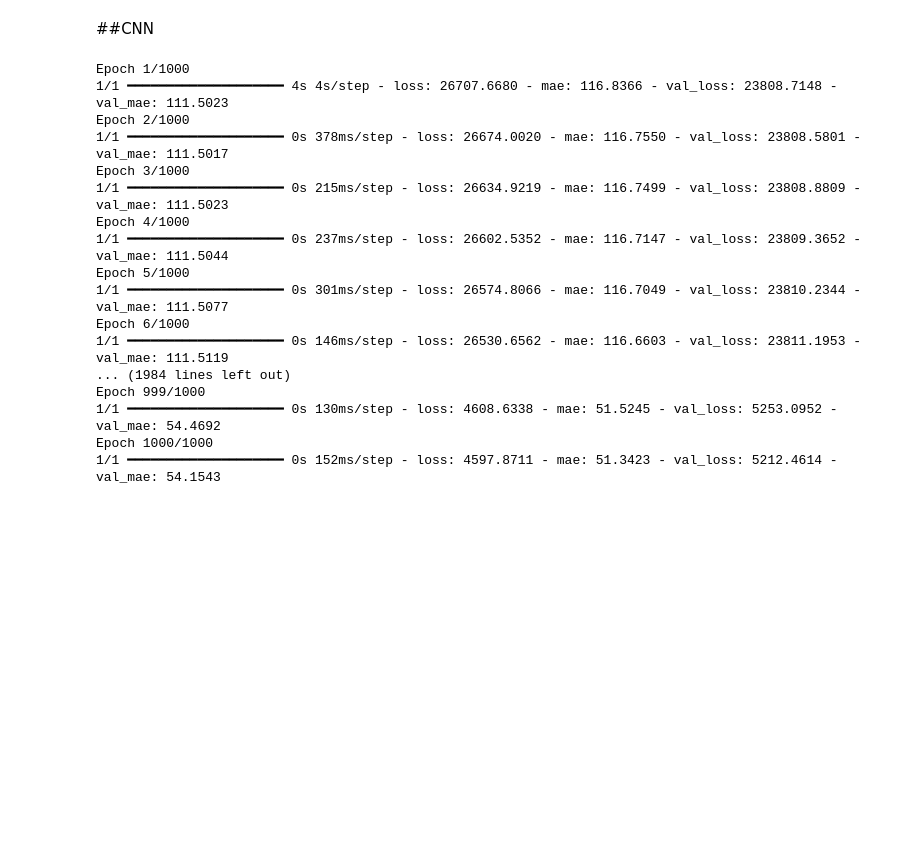
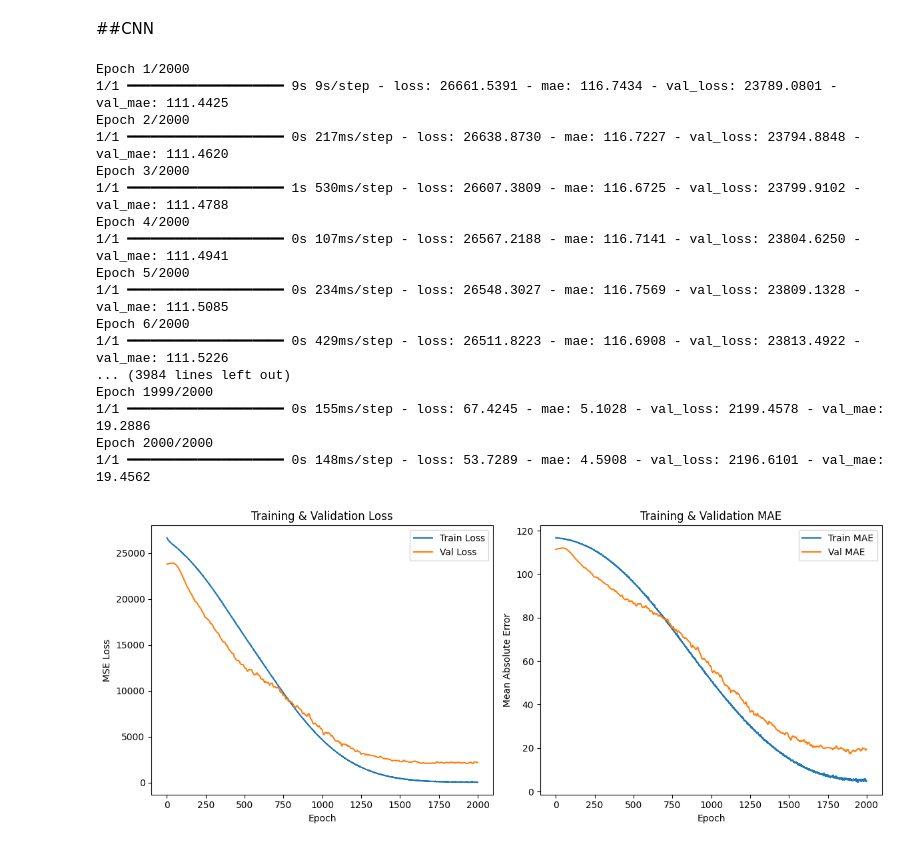
Before and after one commit to MajedeR/mechanical-stress-prediction, a Jupyter notebook: stress_prediction_6061.ipynb, the cells around one changed output. Cells and saved outputs as stored; diff of their text form; code cells hidden in the pictures; blank space fills up the shorter version.

```diff
--- a/stress_prediction_6061.ipynb
+++ b/stress_prediction_6061.ipynb
@@ -383,51 +383,77 @@ model = Sequential([
     LeakyReLU(alpha=0.01),
     BatchNormalization(),
     Dropout(0.2),
 
     Dense(128),
     LeakyReLU(alpha=0.01),
     BatchNormalization(),
     Dropout(0.2),
 
     Dense(64),
     LeakyReLU(alpha=0.01),
     BatchNormalization(),
 
     Dense(3)
 ])
 
 model.compile(
     optimizer=Adam(learning_rate=0.001),
     loss='mse',
     metrics=['mae']
 )
 
 
 history = model.fit(
     X_train_scaled, y_train,
     validation_split=0.2,
-    epochs=1000,
+    epochs=2000,
     batch_size=128,
     verbose=1
 )
+
+
+# Plots
+plt.figure(figsize=(12, 5))
+
+# Loss
+plt.subplot(1, 2, 1)
+plt.plot(history.history['loss'], label='Train Loss')
+plt.plot(history.history['val_loss'], label='Val Loss')
+plt.xlabel('Epoch')
+plt.ylabel('MSE Loss')
+plt.title('Training & Validation Loss')
+plt.legend()
+
+# MAE
+plt.subplot(1, 2, 2)
+plt.plot(history.history['mae'], label='Train MAE')
+plt.plot(history.history['val_mae'], label='Val MAE')
+plt.xlabel('Epoch')
+plt.ylabel('Mean Absolute Error')
+plt.title('Training & Validation MAE')
+plt.legend()
+
+plt.tight_layout()
+plt.show()
 # %% [output]
-Epoch 1/1000
-1/1 ━━━━━━━━━━━━━━━━━━━━ 4s 4s/step - loss: 26707.6680 - mae: 116.8366 - val_loss: 23808.7148 - val_mae: 111.5023
-Epoch 2/1000
-1/1 ━━━━━━━━━━━━━━━━━━━━ 0s 378ms/step - loss: 26674.0020 - mae: 116.7550 - val_loss: 23808.5801 - val_mae: 111.5017
-Epoch 3/1000
-1/1 ━━━━━━━━━━━━━━━━━━━━ 0s 215ms/step - loss: 26634.9219 - mae: 116.7499 - val_loss: 23808.8809 - val_mae: 111.5023
-Epoch 4/1000
-1/1 ━━━━━━━━━━━━━━━━━━━━ 0s 237ms/step - loss: 26602.5352 - mae: 116.7147 - val_loss: 23809.3652 - val_mae: 111.5044
-Epoch 5/1000
-1/1 ━━━━━━━━━━━━━━━━━━━━ 0s 301ms/step - loss: 26574.8066 - mae: 116.7049 - val_loss: 23810.2344 - val_mae: 111.5077
-Epoch 6/1000
-1/1 ━━━━━━━━━━━━━━━━━━━━ 0s 146ms/step - loss: 26530.6562 - mae: 116.6603 - val_loss: 23811.1953 - val_mae: 111.5119
-... (1984 lines left out)
-Epoch 999/1000
-1/1 ━━━━━━━━━━━━━━━━━━━━ 0s 130ms/step - loss: 4608.6338 - mae: 51.5245 - val_loss: 5253.0952 - val_mae: 54.4692
-Epoch 1000/1000
-1/1 ━━━━━━━━━━━━━━━━━━━━ 0s 152ms/step - loss: 4597.8711 - mae: 51.3423 - val_loss: 5212.4614 - val_mae: 54.1543
+Epoch 1/2000
+1/1 ━━━━━━━━━━━━━━━━━━━━ 9s 9s/step - loss: 26661.5391 - mae: 116.7434 - val_loss: 23789.0801 - val_mae: 111.4425
+Epoch 2/2000
+1/1 ━━━━━━━━━━━━━━━━━━━━ 0s 217ms/step - loss: 26638.8730 - mae: 116.7227 - val_loss: 23794.8848 - val_mae: 111.4620
+Epoch 3/2000
+1/1 ━━━━━━━━━━━━━━━━━━━━ 1s 530ms/step - loss: 26607.3809 - mae: 116.6725 - val_loss: 23799.9102 - val_mae: 111.4788
+Epoch 4/2000
+1/1 ━━━━━━━━━━━━━━━━━━━━ 0s 107ms/step - loss: 26567.2188 - mae: 116.7141 - val_loss: 23804.6250 - val_mae: 111.4941
+Epoch 5/2000
+1/1 ━━━━━━━━━━━━━━━━━━━━ 0s 234ms/step - loss: 26548.3027 - mae: 116.7569 - val_loss: 23809.1328 - val_mae: 111.5085
+Epoch 6/2000
+1/1 ━━━━━━━━━━━━━━━━━━━━ 0s 429ms/step - loss: 26511.8223 - mae: 116.6908 - val_loss: 23813.4922 - val_mae: 111.5226
+... (3984 lines left out)
+Epoch 1999/2000
+1/1 ━━━━━━━━━━━━━━━━━━━━ 0s 155ms/step - loss: 67.4245 - mae: 5.1028 - val_loss: 2199.4578 - val_mae: 19.2886
+Epoch 2000/2000
+1/1 ━━━━━━━━━━━━━━━━━━━━ 0s 148ms/step - loss: 53.7289 - mae: 4.5908 - val_loss: 2196.6101 - val_mae: 19.4562
+[figure, added]
 # %%
 # Predict on test data
 y_pred_cnn = model.predict(X_test_scaled)
```
Also changed, not shown: parts of 2 cells of this notebook.
